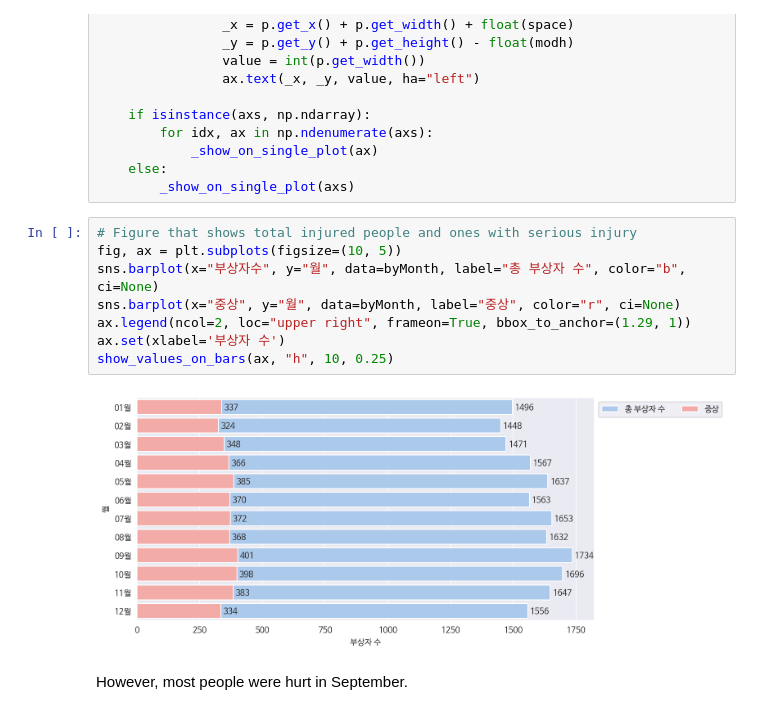
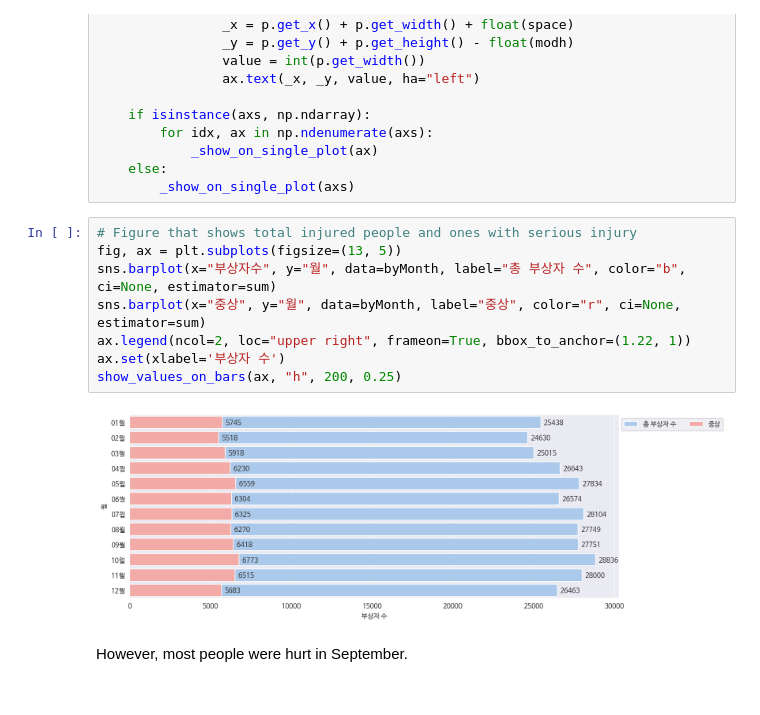
Before and after one commit to hwuiwon/data-analysis-study, a Jupyter notebook: Python/P02_Traffic_Accidents_in_Korea_2018.ipynb, the cells around one changed output. Saved outputs shown, nothing was run; the diff lists cells and outputs as text.

```diff
--- a/Python/P02_Traffic_Accidents_in_Korea_2018.ipynb
+++ b/Python/P02_Traffic_Accidents_in_Korea_2018.ipynb
@@ -126,13 +126,13 @@ def show_values_on_bars(axs, h_v="v", space=0.4, modh=0):
         _show_on_single_plot(axs)
 # %%
 # Figure that shows total injured people and ones with serious injury
-fig, ax = plt.subplots(figsize=(10, 5))
-sns.barplot(x="부상자수", y="월", data=byMonth, label="총 부상자 수", color="b", ci=None)
-sns.barplot(x="중상", y="월", data=byMonth, label="중상", color="r", ci=None)
-ax.legend(ncol=2, loc="upper right", frameon=True, bbox_to_anchor=(1.29, 1))
+fig, ax = plt.subplots(figsize=(13, 5))
+sns.barplot(x="부상자수", y="월", data=byMonth, label="총 부상자 수", color="b", ci=None, estimator=sum)
+sns.barplot(x="중상", y="월", data=byMonth, label="중상", color="r", ci=None, estimator=sum)
+ax.legend(ncol=2, loc="upper right", frameon=True, bbox_to_anchor=(1.22, 1))
 ax.set(xlabel='부상자 수')
-show_values_on_bars(ax, "h", 10, 0.25)
+show_values_on_bars(ax, "h", 200, 0.25)
 # %% [output]
-[figure, old version]
+[figure, new version]
 # %% [markdown]
 However, most people were hurt in September.
```
